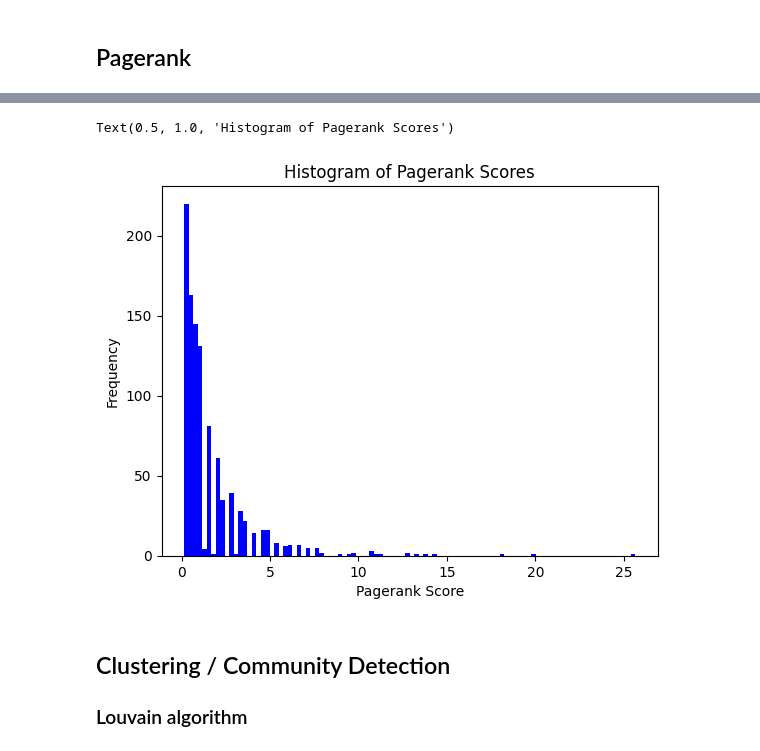
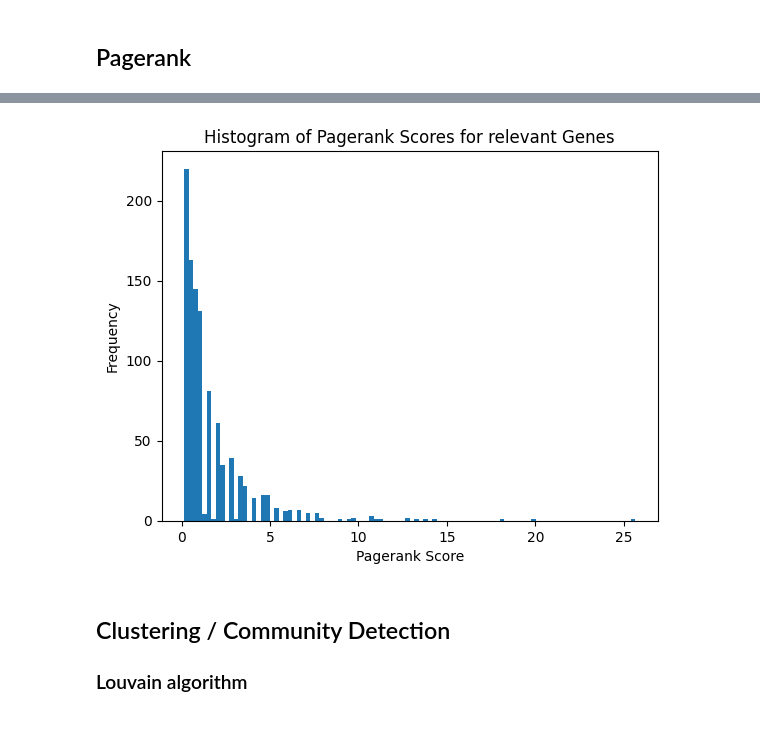
Before and after one commit to SiBergmann/gene_activity_in_lung_cancer, a Jupyter notebook: code/neo4j_graph_algos.ipynb, the cells around one changed output, grey strips where cells are left out. Saved outputs shown, nothing was run; the diff lists cells and outputs as text; code cells hidden in the pictures.

Commit message:
Write Graph Database setup and Pagerank

```diff
--- a/code/neo4j_graph_algos.ipynb
+++ b/code/neo4j_graph_algos.ipynb
@@ -90,7 +91,7 @@ def drop_protein_nodes(df) -> pd.DataFrame:
     Drop the protein nodes from the dataframe.
     :param df: The dataframe with the protein nodes.
     """
-    return df[~df["node"].str.contains("ENSP")]
+    return df[~df["id"].str.contains("ENSP")]
 # %% [markdown]
 ## Pagerank
 # %%
@@ -103,11 +104,11 @@ def run_pagerank() -> pd.DataFrame:
         query = """
         CALL gds.pageRank.stream('gene_protein_graph')
         YIELD nodeId, score
-        RETURN gds.util.asNode(nodeId).id AS node,
+        RETURN gds.util.asNode(nodeId).id AS id,
                gds.util.asNode(nodeId).gene_name AS gene_name ,
                score,
-               gds.util.asNode(nodeId).delta_tpm AS delta_tpm,
-               gds.util.asNode(nodeId).delta_tpm_relevant AS delta_tpm_relevant
+               gds.util.asNode(nodeId).Δ_TPM AS Δ_TPM,
+               gds.util.asNode(nodeId).Δ_TPM_relevant AS Δ_TPM_relevant
         ORDER BY score DESC
         """
 
@@ -147,7 +160,10 @@ Only genes nodes:
 # %%
 print("Only genes with cancer active nodes:")
-df_pagerank_relevant = df_pagerank.where(df_pagerank["delta_tpm_relevant"] == True).dropna()
+df_pagerank_relevant = df_pagerank.where(df_pagerank["Δ_TPM_relevant"] == True).dropna()
 
-df_pagerank_relevant.head(30)
+# save the dataframe as an image
+dfi.export(df_pagerank_relevant.reset_index(drop=True).head(10), '../tex/figures/03_03_df_pagerank_relevant.png')
+
+df_pagerank_relevant.head(10)
 # %% [output]
 Only genes with cancer active nodes:
@@ -171,11 +181,13 @@ Only genes with cancer active nodes:
 # %%
-plt.hist(df_pagerank_relevant["score"], bins=100, color='blue')
+plt.hist(df_pagerank_relevant["score"], bins=100)
 plt.xlabel("Pagerank Score")
 plt.ylabel("Frequency")
-plt.title("Histogram of Pagerank Scores")
+plt.title("Histogram of Pagerank Scores for relevant Genes")
+
+plt.savefig('../tex/figures/03_03_hist_pagerank_relevant.png')
+plt.show()
 # %% [output]
-Text(0.5, 1.0, 'Histogram of Pagerank Scores')
-[figure, old version]
+[figure, new version]
 # %% [markdown]
 ## Clustering / Community Detection
 ### Louvain algorithm
```
Also changed, not shown: parts of 18 cells of this notebook, 6 other files.
